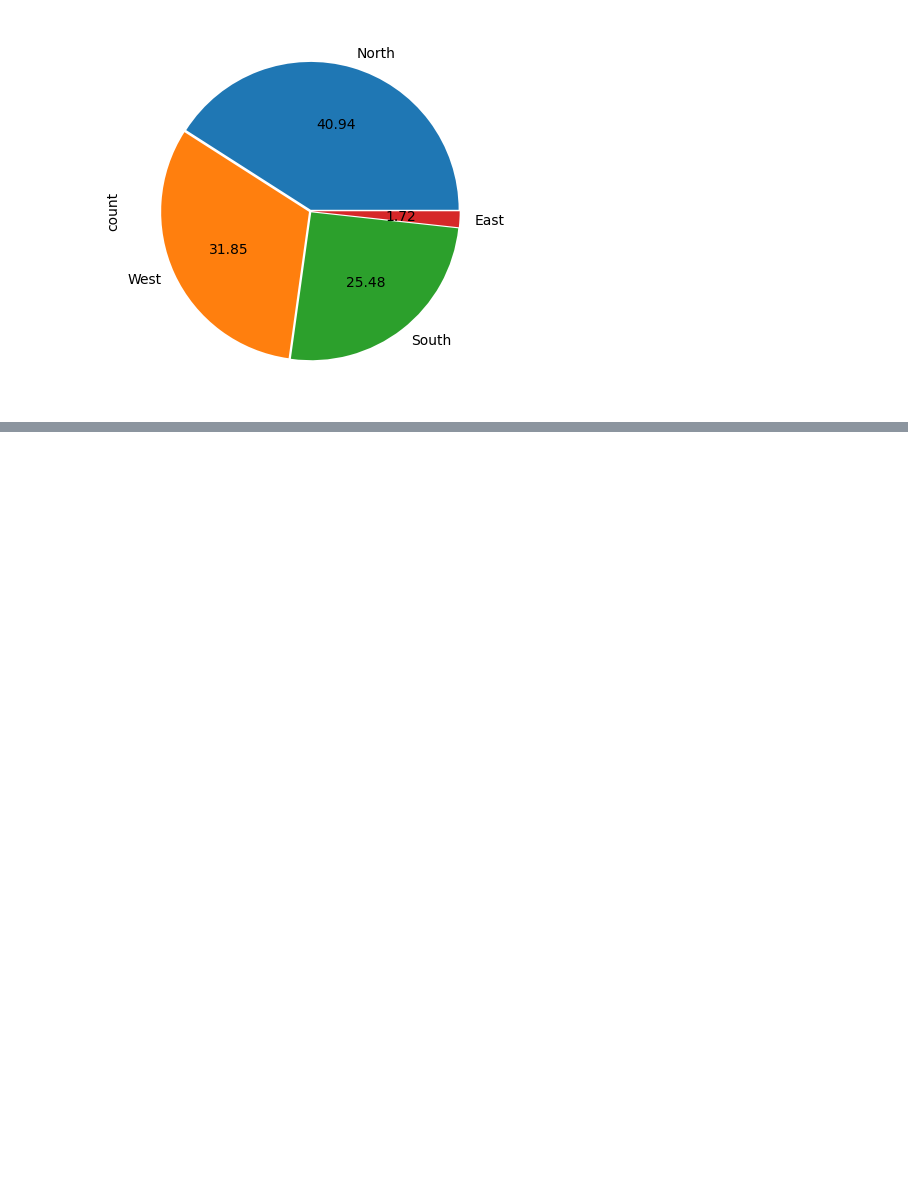
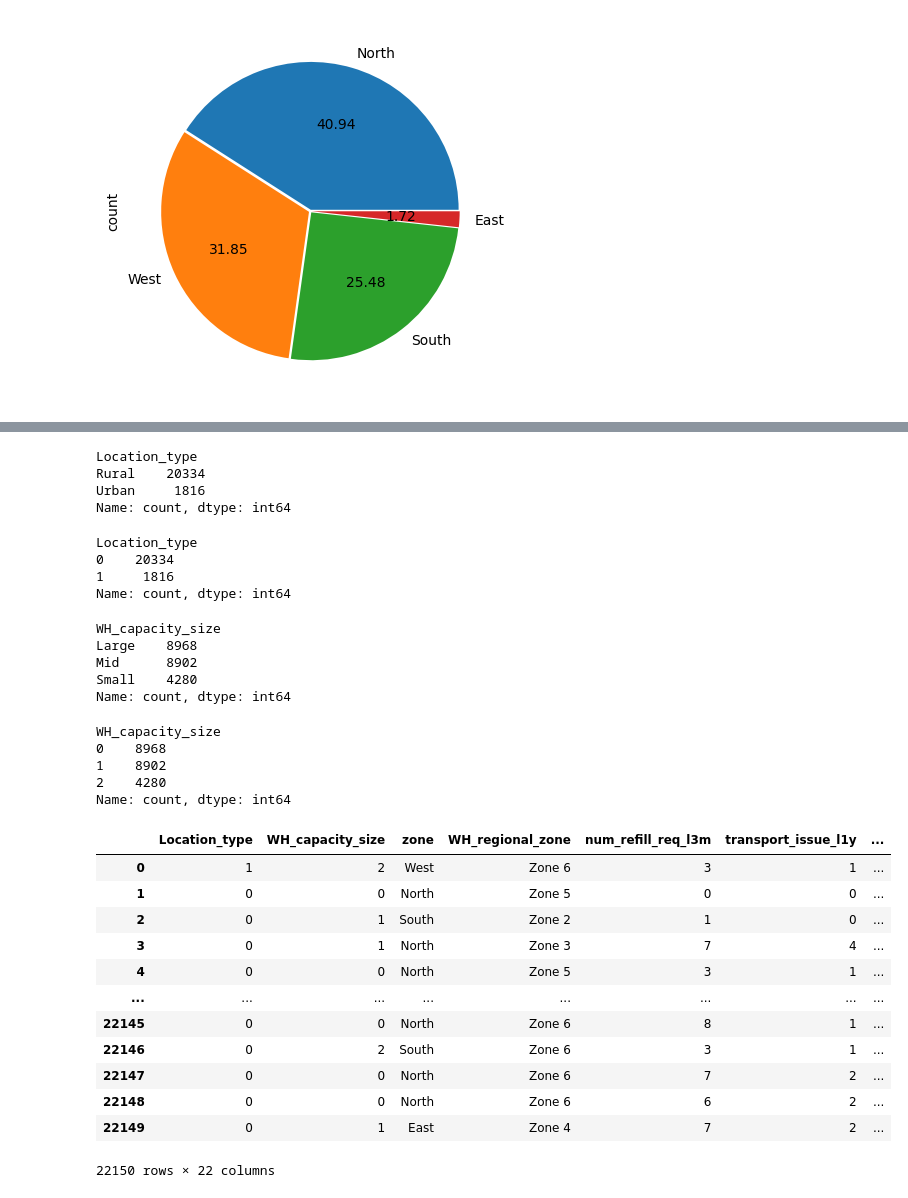
Before and after one commit to deva457/SUPPLYCHAIN, a Jupyter notebook: Model.ipynb, the cells around one changed output, grey strips where cells are left out. Cells and saved outputs as stored; diff of their text form; code cells hidden in the pictures; blank space fills up the shorter version.

```diff
--- a/Model.ipynb
+++ b/Model.ipynb
@@ -147,0 +218,11 @@ df['zone'].value_counts().plot(kind = 'pie',autopct = '%1.2f',explode = [0.01,0.
+# %%
+df['Location_type'].value_counts()
+# %% [output]
+Location_type
+Rural    20334
+Urban     1816
+Name: count, dtype: int64
+# %%
+from sklearn.preprocessing import LabelEncoder
+le = LabelEncoder()
+df['Location_type'] = le.fit_transform(df['Location_type'])
@@ -147,0 +232,41 @@ df['zone'].value_counts().plot(kind = 'pie',autopct = '%1.2f',explode = [0.01,0.
+# %%
+df['Location_type'].value_counts()
+# %% [output]
+Location_type
+0    20334
+1     1816
+Name: count, dtype: int64
+# %%
+df['WH_capacity_size'].value_counts()
+# %% [output]
+WH_capacity_size
+Large    8968
+Mid      8902
+Small    4280
+Name: count, dtype: int64
+# %%
+df['WH_capacity_size'] = le.fit_transform(df['WH_capacity_size'])
+# %%
+df['WH_capacity_size'].value_counts()
+# %% [output]
+WH_capacity_size
+0    8968
+1    8902
+2    4280
+Name: count, dtype: int64
+# %%
+df
+# %% [output]
+|  | Location_type | WH_capacity_size | zone | WH_regional_zone | num_refill_req_l3m | transport_issue_l1y | ... |
+| 0 | 1 | 2 | West | Zone 6 | 3 | 1 | ... |
+| 1 | 0 | 0 | North | Zone 5 | 0 | 0 | ... |
+| 2 | 0 | 1 | South | Zone 2 | 1 | 0 | ... |
+| 3 | 0 | 1 | North | Zone 3 | 7 | 4 | ... |
+| 4 | 0 | 0 | North | Zone 5 | 3 | 1 | ... |
+| ... | ... | ... | ... | ... | ... | ... | ... |
+| 22145 | 0 | 0 | North | Zone 6 | 8 | 1 | ... |
+| 22146 | 0 | 2 | South | Zone 6 | 3 | 1 | ... |
+| 22147 | 0 | 0 | North | Zone 6 | 7 | 2 | ... |
+| 22148 | 0 | 0 | North | Zone 6 | 6 | 2 | ... |
+| 22149 | 0 | 1 | East | Zone 4 | 7 | 2 | ... |
+22150 rows × 22 columns
```
Also changed, not shown: parts of 22 cells of this notebook, 1 other file.
